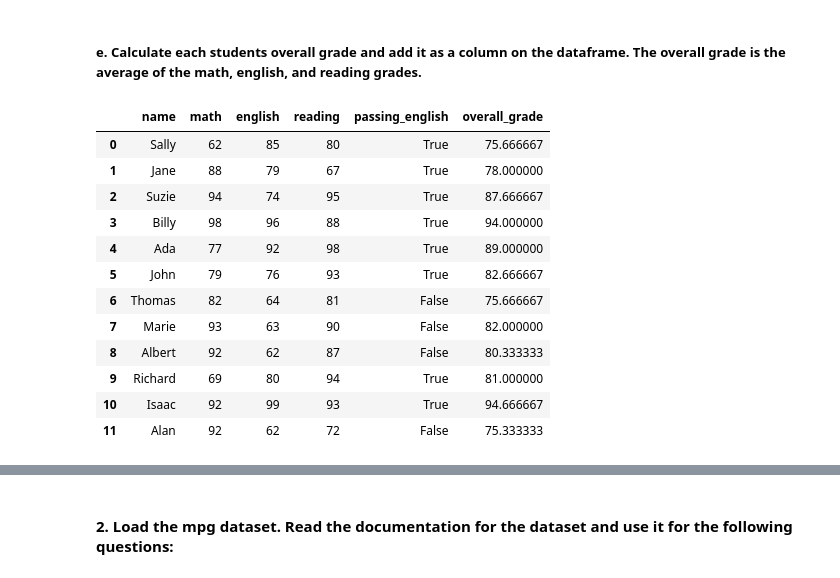
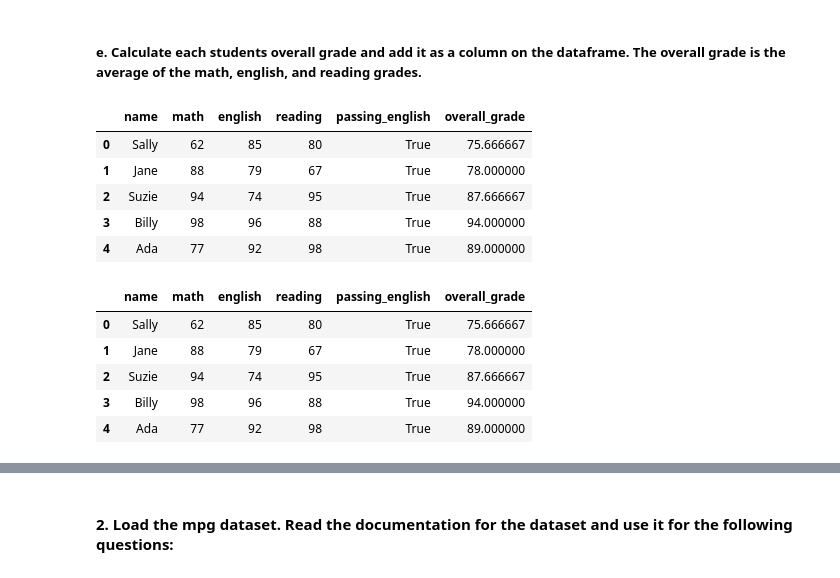
Before and after one commit to adam-talbot/numpy-pandas-visualization-exercises, a Jupyter notebook: dataframes.ipynb, the cells around one changed output, grey strips where cells are left out. Drawn from its saved outputs; the diff is of its cells as text; code cells hidden in the pictures.

```diff
--- a/dataframes.ipynb
+++ b/dataframes.ipynb
@@ -115,19 +133,22 @@ df.sort_values(by='english').sort_values(by='passing_english')
 ##### e. Calculate each students overall grade and add it as a column on the dataframe. The overall grade is the average of the math, english, and reading grades.
 # %%
 df['overall_grade'] = (df.math + df.english + df.reading) / 3
+df.head()
+# %% [output]
+|  | name | math | english | reading | passing_english | overall_grade |
+| 0 | Sally | 62 | 85 | 80 | True | 75.666667 |
+| 1 | Jane | 88 | 79 | 67 | True | 78.000000 |
+| 2 | Suzie | 94 | 74 | 95 | True | 87.666667 |
+| 3 | Billy | 98 | 96 | 88 | True | 94.000000 |
+| 4 | Ada | 77 | 92 | 98 | True | 89.000000 |
 # %%
-df
+# could also find average using this syntax
+df['overall_grade'] = df[['math', 'reading', 'english']].mean(axis=1)
+df.head()
 # %% [output]
 |  | name | math | english | reading | passing_english | overall_grade |
 | 0 | Sally | 62 | 85 | 80 | True | 75.666667 |
 | 1 | Jane | 88 | 79 | 67 | True | 78.000000 |
 | 2 | Suzie | 94 | 74 | 95 | True | 87.666667 |
 | 3 | Billy | 98 | 96 | 88 | True | 94.000000 |
 | 4 | Ada | 77 | 92 | 98 | True | 89.000000 |
-| 5 | John | 79 | 76 | 93 | True | 82.666667 |
-| 6 | Thomas | 82 | 64 | 81 | False | 75.666667 |
-| 7 | Marie | 93 | 63 | 90 | False | 82.000000 |
-| 8 | Albert | 92 | 62 | 87 | False | 80.333333 |
-| 9 | Richard | 69 | 80 | 94 | True | 81.000000 |
-| 10 | Isaac | 92 | 99 | 93 | True | 94.666667 |
-| 11 | Alan | 92 | 62 | 72 | False | 75.333333 |
```
Also changed, not shown: parts of 12 cells of this notebook.
